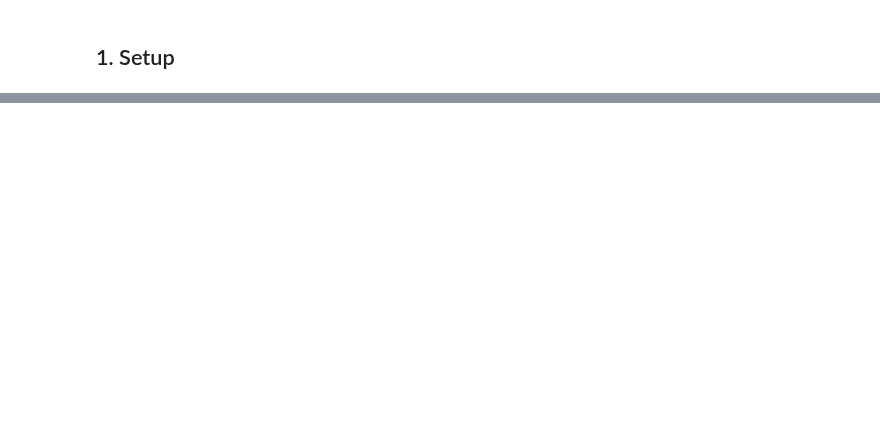
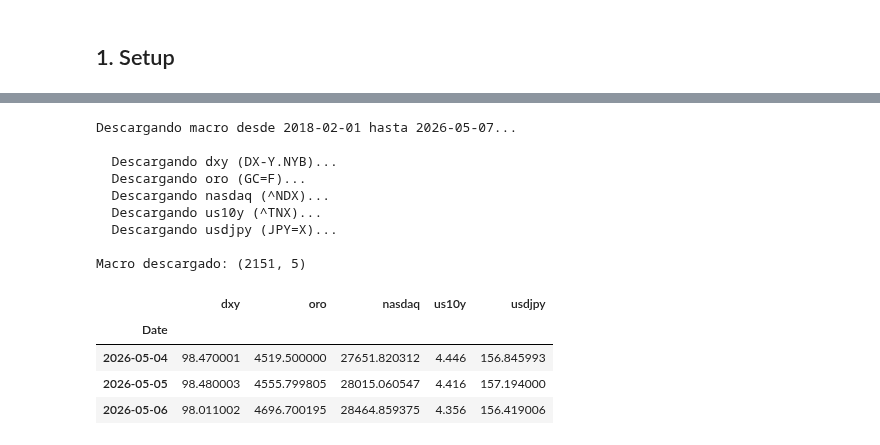
Before and after one commit to josean9/TFG_Crypto_DEF, a Jupyter notebook: notebooks/rag_reorganizado.ipynb, the cells around one changed output, grey strips where cells are left out. Saved outputs shown, nothing was run; the diff lists cells and outputs as text; code cells hidden in the pictures; blank space fills up the shorter version.

```diff
--- a/notebooks/rag_reorganizado.ipynb
+++ b/notebooks/rag_reorganizado.ipynb
@@ -895,0 +124,50 @@ Si llegas al límite, parar y continuar al día siguiente, o pasar a `gemini-2.5
+# %%
+# Descargar datos macro vía yfinance
+TICKERS_MACRO = {
+    "dxy":     "DX-Y.NYB",   # Indice dólar
+    "oro":     "GC=F",       # Oro futuros
+    "nasdaq":  "^NDX",       # Nasdaq 100
+    "us10y":   "^TNX",       # Yield bono 10 años USA
+    "usdjpy":  "JPY=X",      # USD/JPY
+}
+
+def descargar_macro(tickers, start_date, end_date):
+    dfs = {}
+    for nombre, ticker in tickers.items():
+        print(f"  Descargando {nombre} ({ticker})...")
+        try:
+            data = yf.download(ticker, start=start_date, end=end_date,
+                               progress=False, auto_adjust=True)
+            if data.empty:
+                print(f"    ⚠️ Sin datos para {ticker}")
+                continue
+            dfs[nombre] = data["Close"]
+        except Exception as e:
+            print(f"    ❌ Error en {ticker}: {e}")
+    df_macro = pd.concat(dfs, axis=1)
+    df_macro.columns = list(dfs.keys())
+    df_macro.index = pd.to_datetime(df_macro.index).tz_localize(None)
+    return df_macro
+
+fecha_inicio = df.index.min().strftime("%Y-%m-%d")
+fecha_fin    = (df.index.max() + pd.Timedelta(days=1)).strftime("%Y-%m-%d")
+
+print(f"Descargando macro desde {fecha_inicio} hasta {fecha_fin}...\n")
+df_macro = descargar_macro(TICKERS_MACRO, fecha_inicio, fecha_fin)
+print(f"\nMacro descargado: {df_macro.shape}")
+df_macro.tail(3)
+# %% [output]
+Descargando macro desde 2018-02-01 hasta 2026-05-07...
+
+  Descargando dxy (DX-Y.NYB)...
+  Descargando oro (GC=F)...
+  Descargando nasdaq (^NDX)...
+  Descargando us10y (^TNX)...
+  Descargando usdjpy (JPY=X)...
+
+Macro descargado: (2151, 5)
+|  | dxy | oro | nasdaq | us10y | usdjpy |
+| Date |  |  |  |  |  |
+| 2026-05-04 | 98.470001 | 4519.500000 | 27651.820312 | 4.446 | 156.845993 |
+| 2026-05-05 | 98.480003 | 4555.799805 | 28015.060547 | 4.416 | 157.194000 |
+| 2026-05-06 | 98.011002 | 4696.700195 | 28464.859375 | 4.356 | 156.419006 |
```
Also changed, not shown: parts of 52 cells of this notebook, 19 other files.
